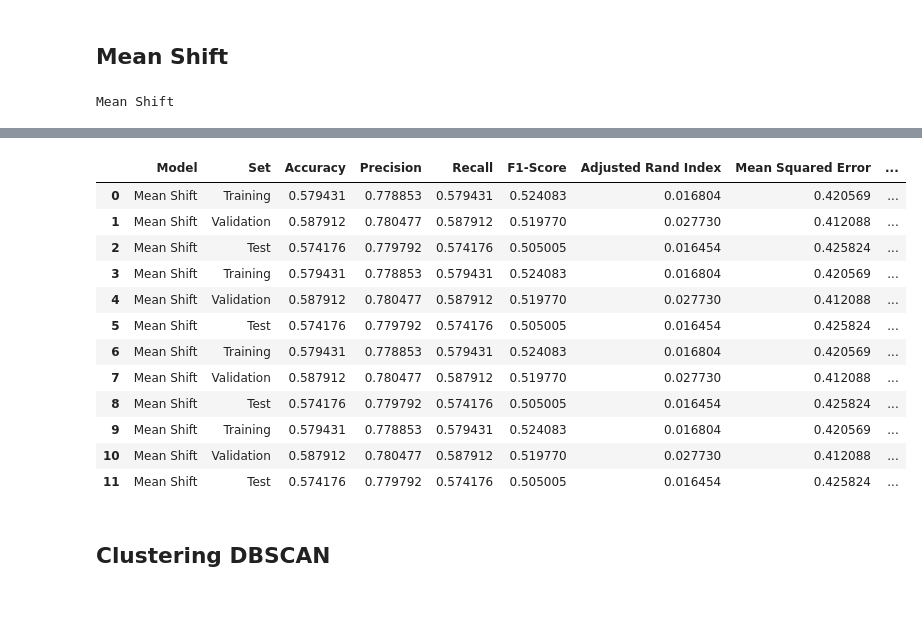
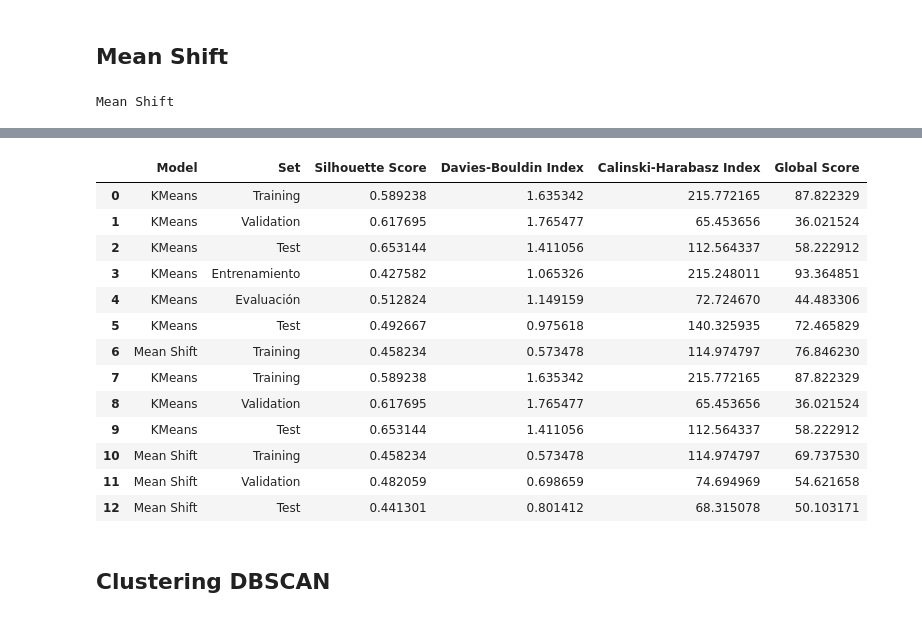
Before and after one commit to Lusku/kschool_master, a Jupyter notebook: TFM_Simple.ipynb, the cells around one changed output, grey strips where cells are left out. Drawn from its saved outputs; the diff is of its cells as text; code cells hidden in the pictures.

```diff
--- a/TFM_Simple.ipynb
+++ b/TFM_Simple.ipynb
@@ -1452,23 +1561,40 @@ print("Bandwidth óptimo:", optimal_bandwidth)
 print("Mejor Silhouette Score en Validación:", best_score)
 print("Número de clústeres estimados en Validación:", len(np.unique(labels_val)))
 
+def map_clusters_to_labels(labels, true_labels):
+    from scipy.stats import mode
+    # Asegurarse de que labels y true_labels sean arreglos
+    labels = np.asarray(labels)
+    true_labels = np.asarray(true_labels)
+
+    # Crear una matriz de confusión
+    conf_matrix = confusion_matrix(true_labels, labels)
+
+    # Crear un arreglo para mapear los clusters a las etiquetas reales
+    cluster_label_map = np.zeros_like(labels)
+
+    # Asignar la etiqueta de clase más frecuente a cada cluster
+    for i in range(conf_matrix.shape[1]):
+        mask = labels == i
+        if np.any(mask):  # Asegurarse de que el cluster tenga etiquetas
+            most_common_label = mode(true_labels[mask])[0][0]
+            cluster_label_map[mask] = most_common_label
+
+    return cluster_label_map
+
 # Entrenar el modelo final en el conjunto de entrenamiento usando el bandwidth óptimo
 ms = MeanShift(bandwidth=optimal_bandwidth, bin_seeding=True)
 ms.fit(X_train_prep)
 labels_train = ms.labels_
 
-# Evaluar el modelo en los conjuntos de validación y prueba
+labels_train = ms.predict(X_train_prep)
+mostrar_estadisticas_guardar_tabla_NS(X_train_prep, labels_train, "Training", model_name)
+
 labels_val = ms.predict(X_val_prep)
+mostrar_estadisticas_guardar_tabla_NS(X_val_prep, labels_val, "Validation", model_name)
+
 labels_test = ms.predict(X_test_prep)
-
-show_save_results_no_supervised(X_train_prep, labels_train, 'Entrenamiento',  model_name)
-mostrar_estadisticas_guardar_tabla(y_train, y_train_pred, "Training", model_name, print_roc = "NO")
-
-show_save_results_no_supervised(X_val_prep, labels_val,'Evaluación', model_name)
-mostrar_estadisticas_guardar_tabla(y_val, y_pred, "Validation", model_name, print_roc = "NO")
-
-show_save_results_no_supervised(X_test_prep, labels_test,'Test', model_name)
-mostrar_estadisticas_guardar_tabla(y_test, y_test_pred, "Test", model_name, print_roc = "NO")
+mostrar_estadisticas_guardar_tabla_NS(X_test_prep, labels_test, "Test", model_name)
 # %% [output]
 Mean Shift
 Bandwidth óptimo: 2.0
@@ -1491,16 +1620,17 @@ Metrics for Training set :
-|  | Model | Set | Accuracy | Precision | Recall | F1-Score | Adjusted Rand Index | Mean Squared Error | ... |
-| 0 | Mean Shift | Training | 0.579431 | 0.778853 | 0.579431 | 0.524083 | 0.016804 | 0.420569 | ... |
-| 1 | Mean Shift | Validation | 0.587912 | 0.780477 | 0.587912 | 0.519770 | 0.027730 | 0.412088 | ... |
-| 2 | Mean Shift | Test | 0.574176 | 0.779792 | 0.574176 | 0.505005 | 0.016454 | 0.425824 | ... |
-| 3 | Mean Shift | Training | 0.579431 | 0.778853 | 0.579431 | 0.524083 | 0.016804 | 0.420569 | ... |
-| 4 | Mean Shift | Validation | 0.587912 | 0.780477 | 0.587912 | 0.519770 | 0.027730 | 0.412088 | ... |
-| 5 | Mean Shift | Test | 0.574176 | 0.779792 | 0.574176 | 0.505005 | 0.016454 | 0.425824 | ... |
-| 6 | Mean Shift | Training | 0.579431 | 0.778853 | 0.579431 | 0.524083 | 0.016804 | 0.420569 | ... |
-| 7 | Mean Shift | Validation | 0.587912 | 0.780477 | 0.587912 | 0.519770 | 0.027730 | 0.412088 | ... |
-| 8 | Mean Shift | Test | 0.574176 | 0.779792 | 0.574176 | 0.505005 | 0.016454 | 0.425824 | ... |
-| 9 | Mean Shift | Training | 0.579431 | 0.778853 | 0.579431 | 0.524083 | 0.016804 | 0.420569 | ... |
-| 10 | Mean Shift | Validation | 0.587912 | 0.780477 | 0.587912 | 0.519770 | 0.027730 | 0.412088 | ... |
-| 11 | Mean Shift | Test | 0.574176 | 0.779792 | 0.574176 | 0.505005 | 0.016454 | 0.425824 | ... |
+|  | Model | Set | Silhouette Score | Davies-Bouldin Index | Calinski-Harabasz Index | Global Score |
+| 0 | KMeans | Training | 0.589238 | 1.635342 | 215.772165 | 87.822329 |
+| 1 | KMeans | Validation | 0.617695 | 1.765477 | 65.453656 | 36.021524 |
+| 2 | KMeans | Test | 0.653144 | 1.411056 | 112.564337 | 58.222912 |
+| 3 | KMeans | Entrenamiento | 0.427582 | 1.065326 | 215.248011 | 93.364851 |
+| 4 | KMeans | Evaluación | 0.512824 | 1.149159 | 72.724670 | 44.483306 |
+| 5 | KMeans | Test | 0.492667 | 0.975618 | 140.325935 | 72.465829 |
+| 6 | Mean Shift | Training | 0.458234 | 0.573478 | 114.974797 | 76.846230 |
+| 7 | KMeans | Training | 0.589238 | 1.635342 | 215.772165 | 87.822329 |
+| 8 | KMeans | Validation | 0.617695 | 1.765477 | 65.453656 | 36.021524 |
+| 9 | KMeans | Test | 0.653144 | 1.411056 | 112.564337 | 58.222912 |
+| 10 | Mean Shift | Training | 0.458234 | 0.573478 | 114.974797 | 69.737530 |
+| 11 | Mean Shift | Validation | 0.482059 | 0.698659 | 74.694969 | 54.621658 |
+| 12 | Mean Shift | Test | 0.441301 | 0.801412 | 68.315078 | 50.103171 |
 # %% [markdown]
 ## Clustering DBSCAN
 # %%
```
Also changed, not shown: parts of 13 cells of this notebook, 1 other file.
